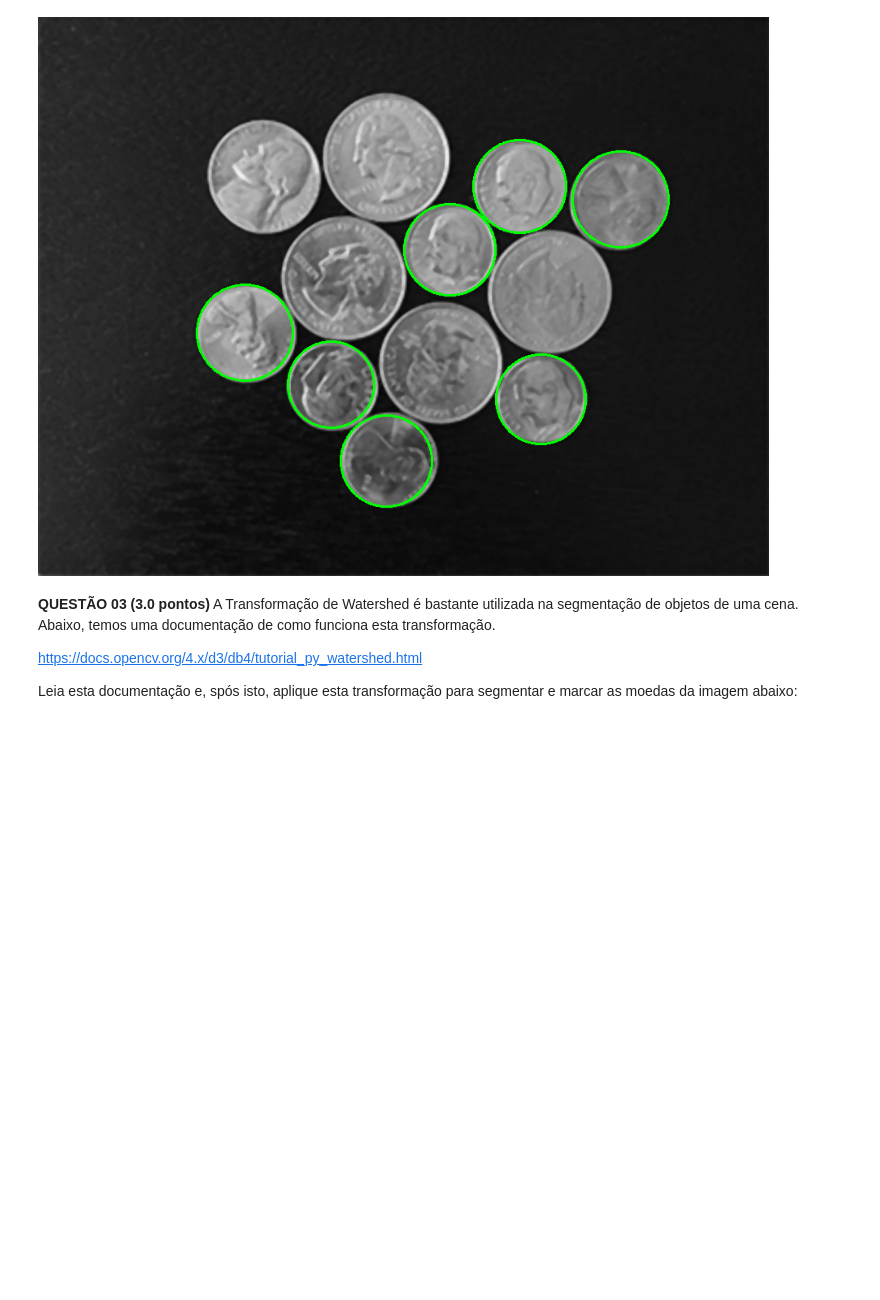
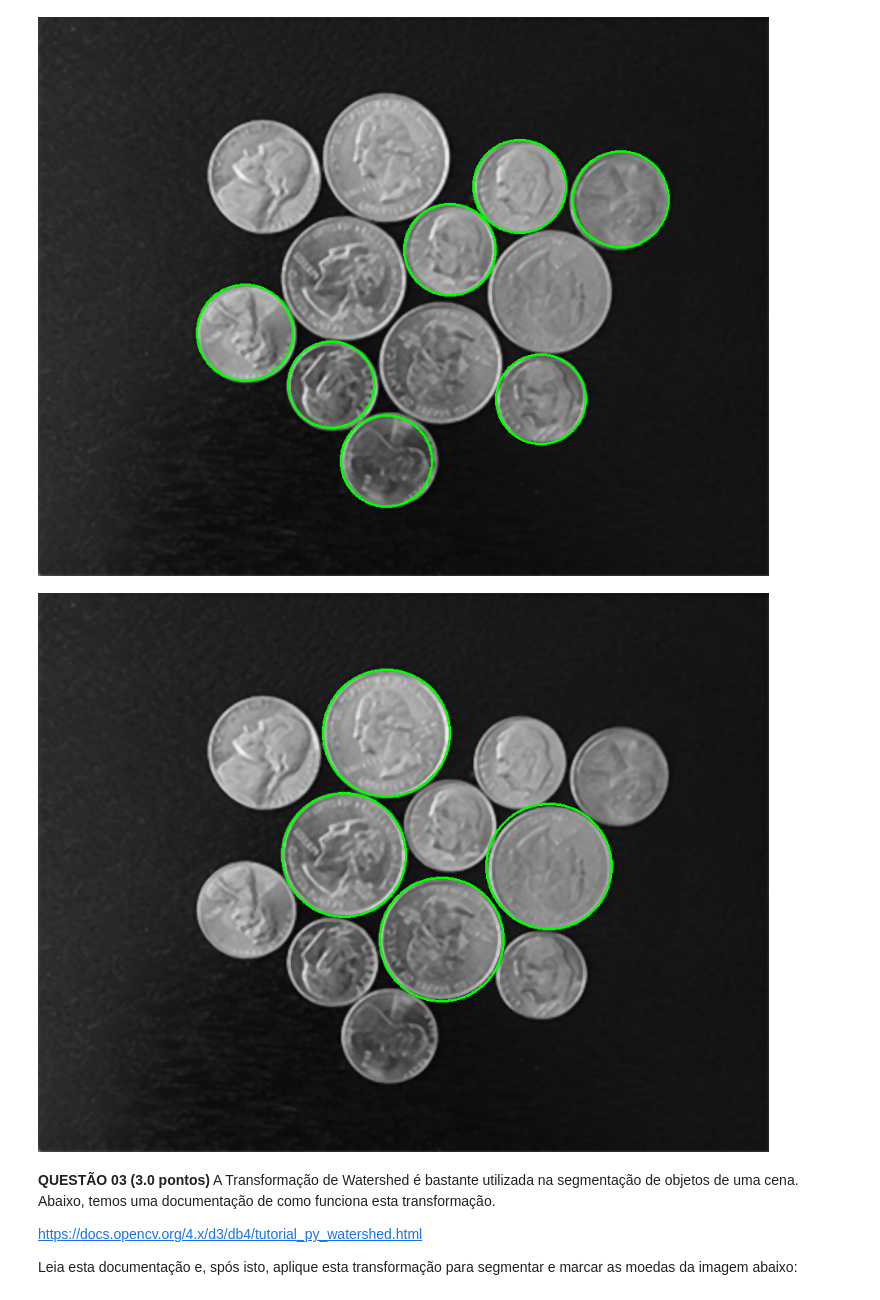
Before and after one commit to BrunoSDomingues/visaocomputacional, a Jupyter notebook: PF/Visão_Computacional_PF.ipynb, the cells around one changed output. Cells and saved outputs as stored; diff of their text form; code cells hidden in the pictures; blank space fills up the shorter version.

```diff
--- a/PF/Visão_Computacional_PF.ipynb
+++ b/PF/Visão_Computacional_PF.ipynb
@@ -49,3 +49,18 @@ cv2_imshow(cimg)
+# %%
+# Para encontrar as moedas maiores, basta alterar os valores dos parametros
+# minRadius e maxRadius, de modo que o valor seja adequado para encontrar as
+# moedas
+
+img = cv.imread('coins.png',0)
+img = cv.medianBlur(img,5)
+cimg = cv.cvtColor(img,cv.COLOR_GRAY2BGR)
+circles = cv.HoughCircles(img,cv.HOUGH_GRADIENT,1,20,param1=50,param2=40,minRadius=75,maxRadius=90)
+circles = np.uint16(np.around(circles))
+for i in circles[0,:]:
+    cv.circle(cimg,(i[0],i[1]),i[2],(0,255,0),2)
+cv2_imshow(cimg)
+# %% [output]
+[figure, added]
 # %% [markdown]
 **QUESTÃO 03 (3.0 pontos)** A Transformação de Watershed é bastante utilizada na segmentação de objetos de uma cena. Abaixo, temos uma documentação de como funciona esta transformação.
 
```
Also changed, not shown: parts of 10 cells of this notebook.
